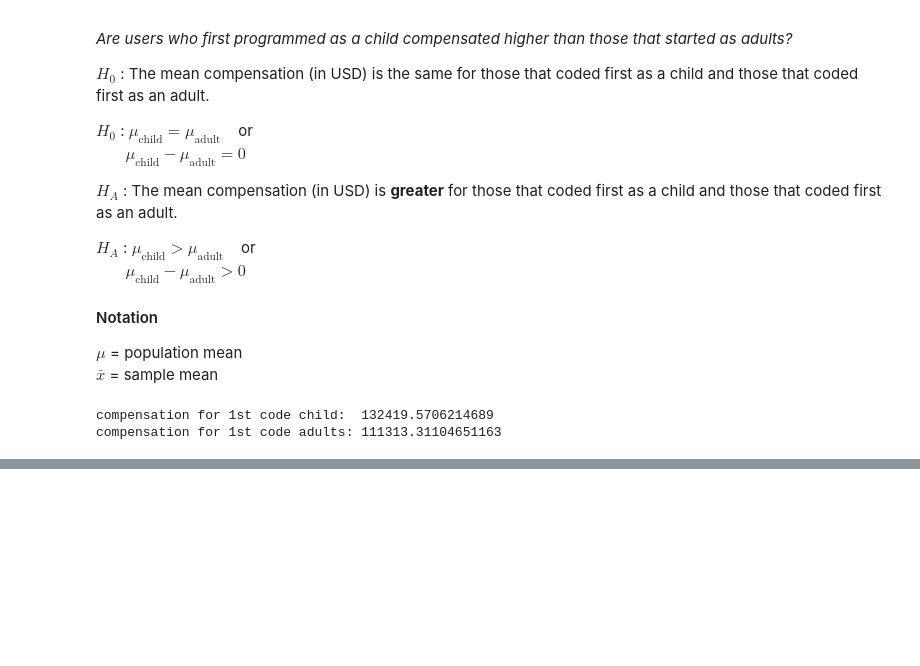
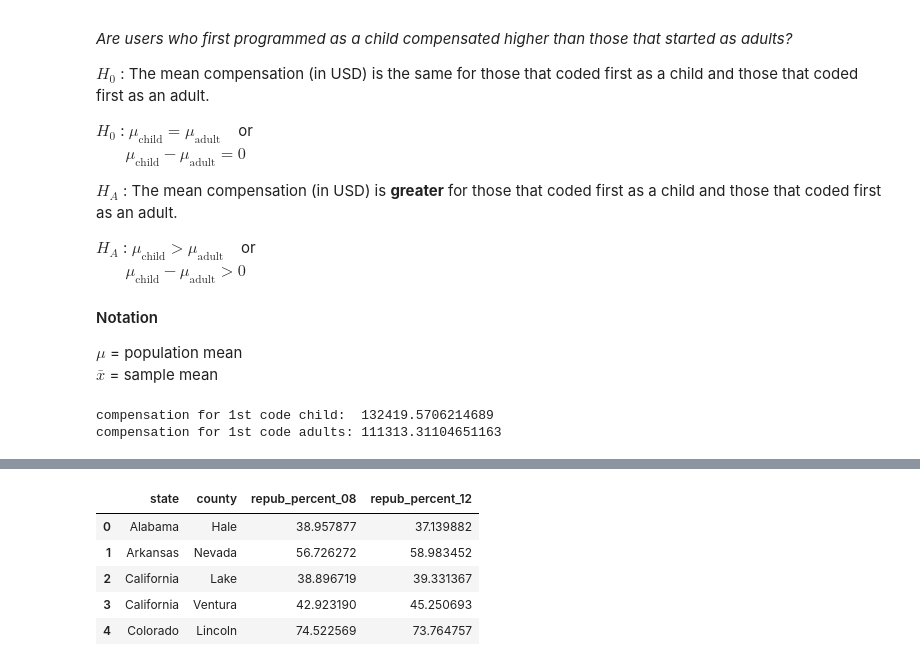
Before and after one commit to MichaelSzczepaniak/DataCamp, a Jupyter notebook: Tracks/Associate Data Scientist/29 Hypothesis Testing in Python/HypothesisTesting.ipynb, the cells around one changed output, grey strips where cells are left out. Cells and saved outputs as stored; diff of their text form; code cells hidden in the pictures; blank space fills up the shorter version.

```diff
--- a/Tracks/Associate Data Scientist/29 Hypothesis Testing in Python/HypothesisTesting.ipynb
+++ b/Tracks/Associate Data Scientist/29 Hypothesis Testing in Python/HypothesisTesting.ipynb
@@ -340,0 +419,12 @@ The **standard error** is computed differently depending on the test statistic.
+# %%
+alpha = 0.05
+
+df_rep_votes = pd.read_feather("./data/repub_votes_potus_08_12.feather")
+df_rep_votes.head()
+# %% [output]
+|  | state | county | repub_percent_08 | repub_percent_12 |
+| 0 | Alabama | Hale | 38.957877 | 37.139882 |
+| 1 | Arkansas | Nevada | 56.726272 | 58.983452 |
+| 2 | California | Lake | 38.896719 | 39.331367 |
+| 3 | California | Ventura | 42.923190 | 45.250693 |
+| 4 | Colorado | Lincoln | 74.522569 | 73.764757 |
```
Also changed, not shown: parts of 25 cells of this notebook.
